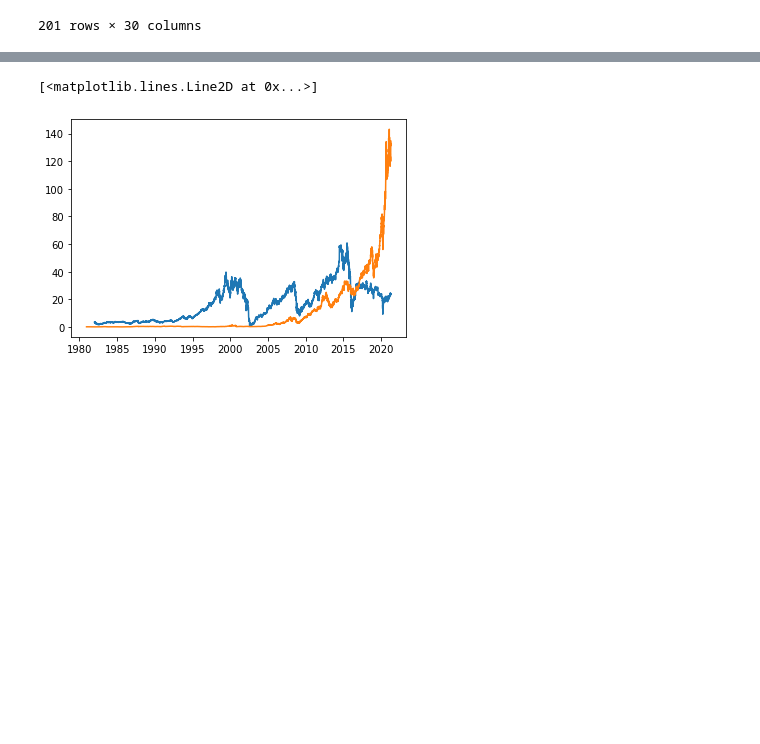
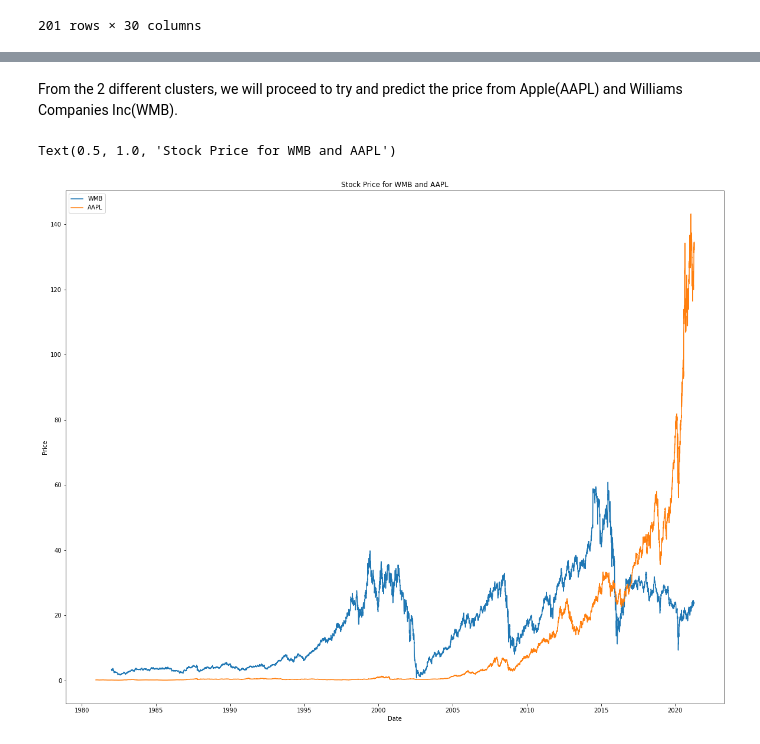
Before and after one commit to mengchin90/general-assembly-projects, a Jupyter notebook: capstone/Data Collection.ipynb, the cells around one changed output, grey strips where cells are left out. Drawn from its saved outputs; the diff is of its cells as text; code cells hidden in the pictures; blank space fills up the shorter version.

```diff
--- a/capstone/Data Collection.ipynb
+++ b/capstone/Data Collection.ipynb
@@ -360,11 +383,18 @@ cluster_2[cluster_2['Payout']==935.1]
+# %% [markdown]
+From the 2 different clusters, we will proceed to try and predict the price from Apple(AAPL) and Williams Companies Inc(WMB).
 # %%
-stock=pd.read_csv('./stock_price/snp.csv',parse_dates=['Date'],index_col=['Date'])
+stock=pd.read_csv('./data/snp.csv',parse_dates=['Date'],index_col=['Date'])
 # %%
-plt.plot(stock[stock['ticker']=='WMB']['Close'])
-plt.plot(stock[stock['ticker']=='AAPL']['Close'])
+plt.figure(figsize=(20,16))
+plt.plot(stock[stock['ticker']=='WMB']['Close'],label='WMB')
+plt.plot(stock[stock['ticker']=='AAPL']['Close'],label='AAPL')
+plt.xlabel('Date')
+plt.ylabel('Price')
+plt.legend(loc='upper left')
+plt.title('Stock Price for WMB and AAPL')
 # %% [output]
-[<matplotlib.lines.Line2D at 0x...>]
+Text(0.5, 1.0, 'Stock Price for WMB and AAPL')
-[figure, old version]
+[figure, new version]
 # %%
 aapl_wmb=stock[(stock['ticker']=='WMB')|(stock['ticker']=='AAPL')]
 # %%
```
Also changed, not shown: parts of 24 cells of this notebook, 17 other files.
